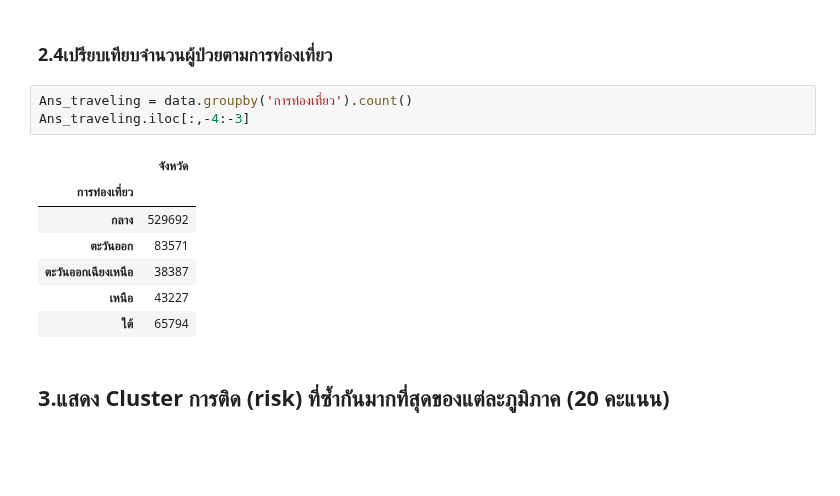
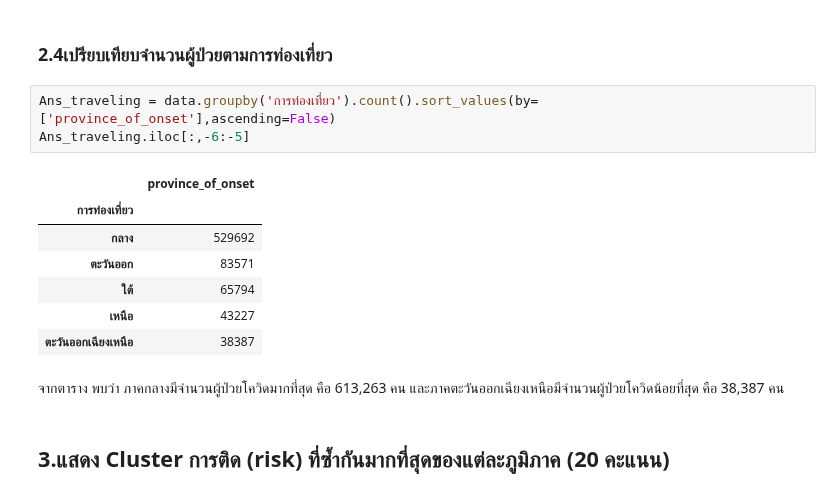
Before and after one commit to kittimaxz/data_viz_2022, a Jupyter notebook: BasicPython&DataViz_midterm2022.ipynb, the cells around one changed output. Saved outputs shown, nothing was run; the diff lists cells and outputs as text; blank space fills up the shorter version.

```diff
--- a/BasicPython&DataViz_midterm2022.ipynb
+++ b/BasicPython&DataViz_midterm2022.ipynb
@@ -489,16 +495,18 @@ Ans_meteorology.iloc[:,-4:-3]
 # %% [markdown]
 ### 2.4เปรียบเทียบจำนวนผู้ป่วยตามการท่องเที่ยว
 # %%
-Ans_traveling = data.groupby('การท่องเที่ยว').count()
-Ans_traveling.iloc[:,-4:-3]
+Ans_traveling = data.groupby('การท่องเที่ยว').count().sort_values(by=['province_of_onset'],ascending=False)
+Ans_traveling.iloc[:,-6:-5]
 # %% [output]
-|  | จังหวัด |
+|  | province_of_onset |
 | การท่องเที่ยว |  |
 | กลาง | 529692 |
 | ตะวันออก | 83571 |
+| ใต้ | 65794 |
+| เหนือ | 43227 |
 | ตะวันออกเฉียงเหนือ | 38387 |
-| เหนือ | 43227 |
-| ใต้ | 65794 |
+# %% [markdown]
+จากตาราง พบว่า ภาคกลางมีจำนวนผู้ป่วยโควิดมากที่สุด คือ 613,263 คน และภาคตะวันออกเฉียงเหนือมีจำนวนผู้ป่วยโควิดน้อยที่สุด คือ 38,387 คน
 # %% [markdown]
 ## 3.แสดง Cluster การติด (risk) ที่ซ้ำกันมากที่สุดของแต่ละภูมิภาค (20 คะแนน)
 # %% [markdown]
```
Also changed, not shown: parts of 12 cells of this notebook.
